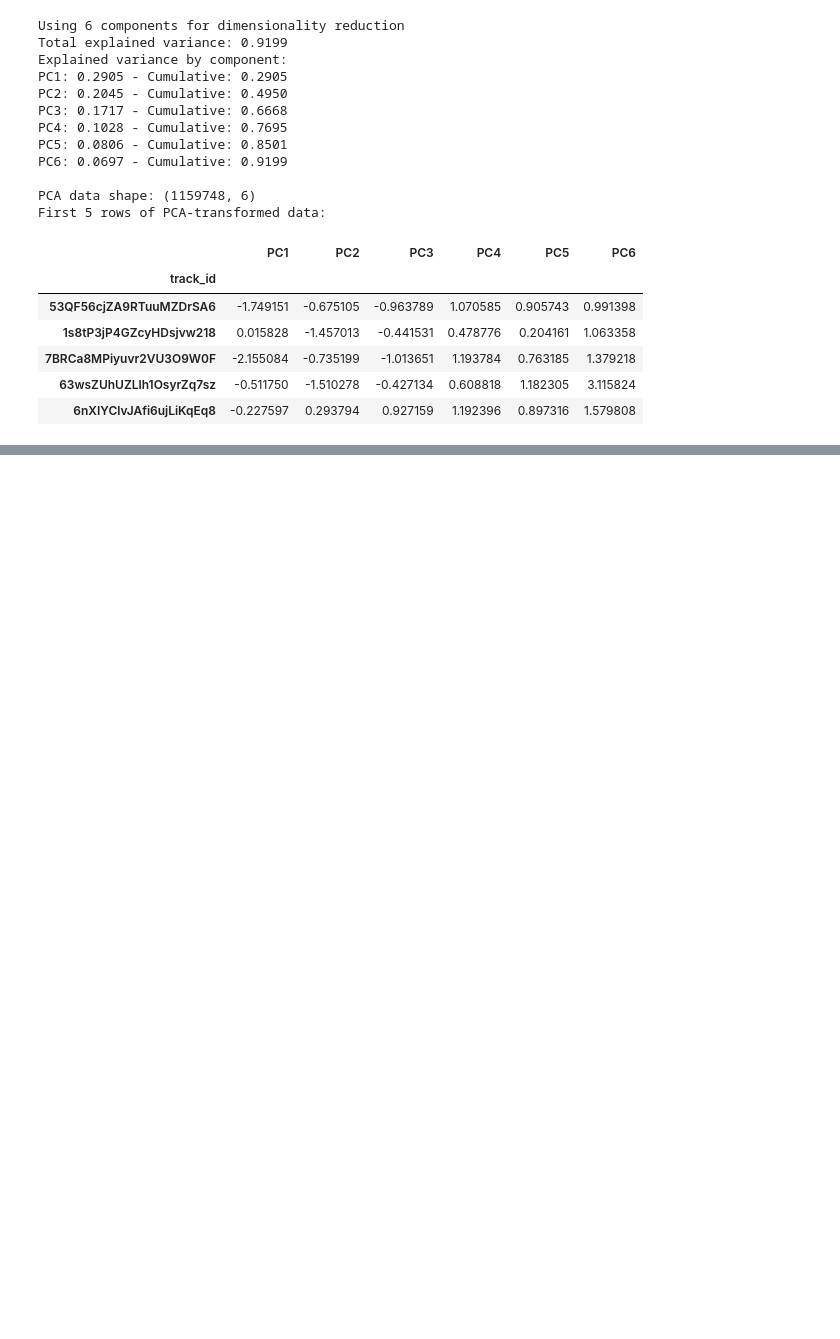
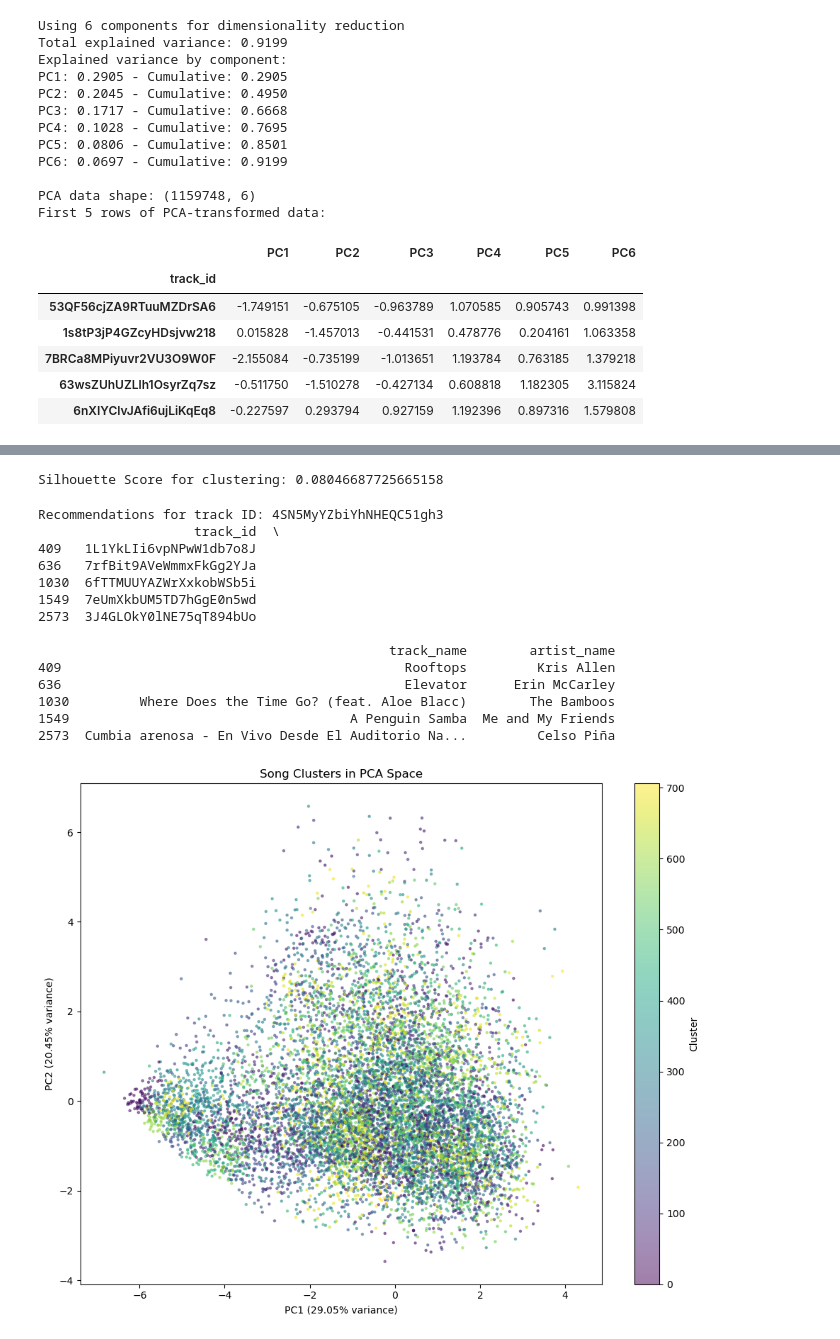
Before and after one commit to imaddde867/spotify-clusters, a Jupyter notebook: main.ipynb, the cells around one changed output, grey strips where cells are left out. Cells and saved outputs as stored; diff of their text form; code cells hidden in the pictures; blank space fills up the shorter version.

Commit message:
updated the clustering model

```diff
--- a/main.ipynb
+++ b/main.ipynb
@@ -403,0 +404,55 @@ plt.show()
+# %%
+from sklearn.cluster import KMeans
+from sklearn.metrics import silhouette_score
+
+n_clusters = 707
+kmeans = KMeans(n_clusters=n_clusters, random_state=42)
+df_pca['cluster'] = kmeans.fit_predict(df_pca)
+silhouette_avg = silhouette_score(df_pca.drop('cluster', axis=1), df_pca['cluster'], sample_size=10000)
+print("\nSilhouette Score for clustering:", silhouette_avg)
+
+# 11. Recommendation Function
+def recommend_songs(track_id, df_pca, df_clean, n_recommendations=5):
+    if track_id not in df_pca.index:
+        return "Track ID not found."
+    cluster = df_pca.loc[track_id, 'cluster']
+    similar_songs = df_pca[df_pca['cluster'] == cluster].index
+    similar_songs = [sid for sid in similar_songs if sid != track_id][:n_recommendations]
+    recommendations = df_clean.loc[df_clean['track_id'].isin(similar_songs),
+                                  ['track_id', 'track_name', 'artist_name']]
+    return recommendations
+# %% [output]
+Silhouette Score for clustering: 0.08046687725665158
+# %%
+# Test Recommendation
+sample_track_id = df_pca.index[500000]
+print("\nRecommendations for track ID:", sample_track_id)
+print(recommend_songs(sample_track_id, df_pca, df_clean))
+
+# 12. Visualize Clusters
+plt.figure(figsize=(10, 8))
+sample_size = min(10000, len(df_pca))
+plt.scatter(df_pca['PC1'].iloc[:sample_size], df_pca['PC2'].iloc[:sample_size],
+            c=df_pca['cluster'].iloc[:sample_size], cmap='viridis', alpha=0.5, s=5)
+plt.xlabel(f'PC1 ({explained_variance[0]*100:.2f}% variance)')
+plt.ylabel(f'PC2 ({explained_variance[1]*100:.2f}% variance)')
+plt.title('Song Clusters in PCA Space')
+plt.colorbar(label='Cluster')
+plt.tight_layout()
+plt.savefig('cluster_visualization.png')
+# %% [output]
+Recommendations for track ID: 4SN5MyYZbiYhNHEQC51gh3
+                    track_id  \
+409   1L1YkLIi6vpNPwW1db7o8J
+636   7rfBit9AVeWmmxFkGg2YJa
+1030  6fTTMUUYAZWrXxkobWSb5i
+1549  7eUmXkbUM5TD7hGgE0n5wd
+2573  3J4GLOkY0lNE75qT894bUo
+
+                                             track_name        artist_name
+409                                            Rooftops         Kris Allen
+636                                            Elevator      Erin McCarley
+1030         Where Does the Time Go? (feat. Aloe Blacc)        The Bamboos
+1549                                    A Penguin Samba  Me and My Friends
+2573  Cumbia arenosa - En Vivo Desde El Auditorio Na...         Celso Piña
+[figure, added]
```
Also changed, not shown: parts of 6 cells of this notebook, 4 other files.
